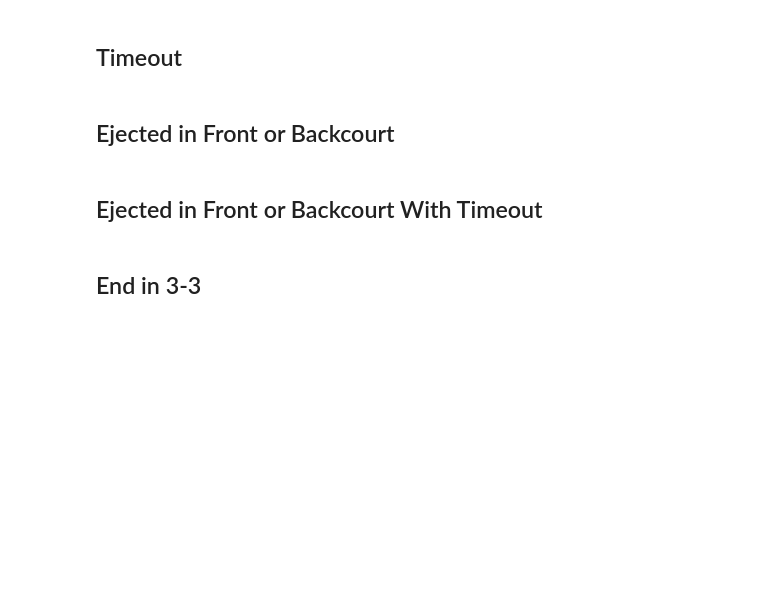
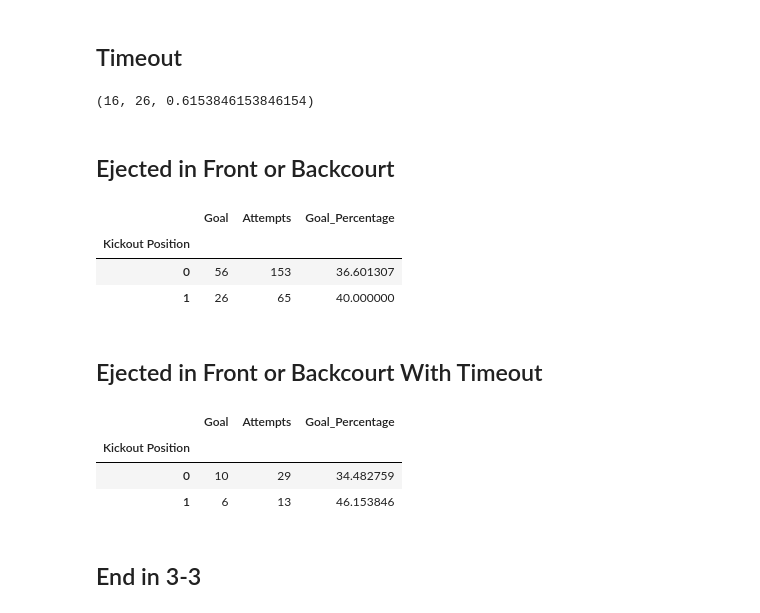
Before and after one commit to kevinshen1101/Water-Polo-Analytics, a Jupyter notebook: final_report/final_analysis.ipynb, the cells around one changed output. Saved outputs shown, nothing was run; the diff lists cells and outputs as text; code cells hidden in the pictures; blank space fills up the shorter version.

Commit message:
Added timeout methods and analysis

```diff
--- a/final_report/final_analysis.ipynb
+++ b/final_report/final_analysis.ipynb
@@ -296,4 +305,21 @@ shot_with_assists_dict(df)
+# %%
+timeout_breakdown(df)
+# %% [output]
+(16, 26, 0.6153846153846154)
 # %% [markdown]
 ## Ejected in Front or Backcourt
+# %%
+def ejection_position(df):
+    position_df = df.groupby(["Kickout Position"]).agg({"Goal": "sum", "Timeout": "count"}).reset_index().rename(columns={'Timeout':'Attempts'})
+    position_df["Goal_Percentage"] = position_df["Goal"]/position_df["Attempts"] * 100
+    position_df.set_index('Kickout Position', inplace=True)
+    return position_df
+# %%
+ejection_position(df)
+# %% [output]
+|  | Goal | Attempts | Goal_Percentage |
+| Kickout Position |  |  |  |
+| 0 | 56 | 153 | 36.601307 |
+| 1 | 26 | 65 | 40.000000 |
 # %% [markdown]
 ## Ejected in Front or Backcourt With Timeout
@@ -300,3 +333,10 @@ shot_with_assists_dict(df)
+# %%
+timeout_position(df)
+# %% [output]
+|  | Goal | Attempts | Goal_Percentage |
+| Kickout Position |  |  |  |
+| 0 | 10 | 29 | 34.482759 |
+| 1 | 6 | 13 | 46.153846 |
 # %% [markdown]
 ## End in 3-3
 # %% [markdown]
```
Also changed, not shown: parts of 2 cells of this notebook.
